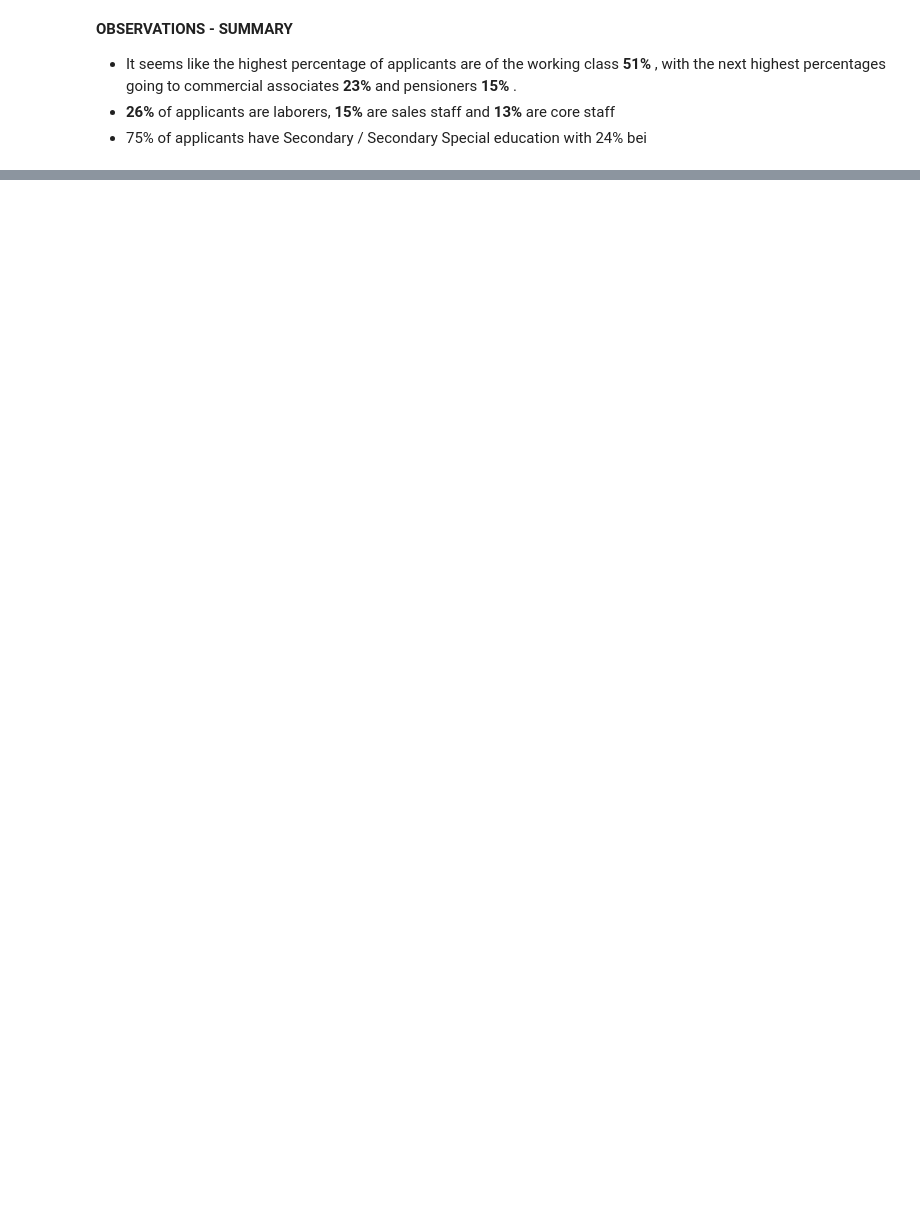
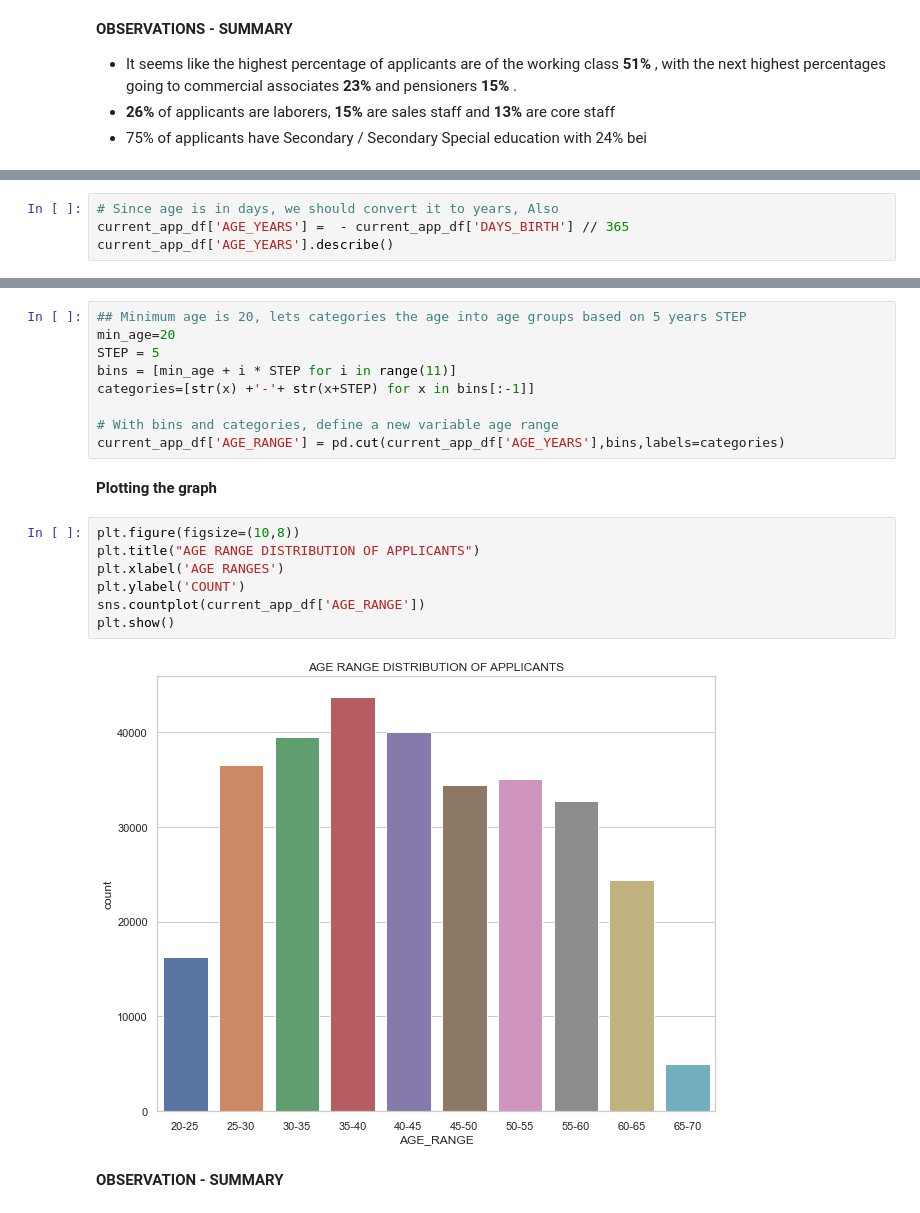
Before and after one commit to abhinav-m/data-science-bootcamp, a Jupyter notebook: upgrad-data-science-primer/Final-EDA-Graded/loan-applicants-data-visualization.ipynb, the cells around one changed output, grey strips where cells are left out. Saved outputs shown, nothing was run; the diff lists cells and outputs as text; blank space fills up the shorter version.

```diff
--- a/upgrad-data-science-primer/Final-EDA-Graded/loan-applicants-data-visualization.ipynb
+++ b/upgrad-data-science-primer/Final-EDA-Graded/loan-applicants-data-visualization.ipynb
@@ -182,0 +170,4 @@ Name: NAME_EDUCATION_TYPE, dtype: float64
+# %%
+# Since age is in days, we should convert it to years, Also
+current_app_df['AGE_YEARS'] =  - current_app_df['DAYS_BIRTH'] // 365
+current_app_df['AGE_YEARS'].describe()
@@ -182,0 +184,22 @@ Name: NAME_EDUCATION_TYPE, dtype: float64
+# %%
+## Minimum age is 20, lets categories the age into age groups based on 5 years STEP
+min_age=20
+STEP = 5
+bins = [min_age + i * STEP for i in range(11)]
+categories=[str(x) +'-'+ str(x+STEP) for x in bins[:-1]]
+
+# With bins and categories, define a new variable age range
+current_app_df['AGE_RANGE'] = pd.cut(current_app_df['AGE_YEARS'],bins,labels=categories)
+# %% [markdown]
+**Plotting the graph**
+# %%
+plt.figure(figsize=(10,8))
+plt.title("AGE RANGE DISTRIBUTION OF APPLICANTS")
+plt.xlabel('AGE RANGES')
+plt.ylabel('COUNT')
+sns.countplot(current_app_df['AGE_RANGE'])
+plt.show()
+# %% [output]
+[figure, added]
+# %% [markdown]
+**OBSERVATION - SUMMARY**
```
Also changed, not shown: parts of 12 cells of this notebook.
